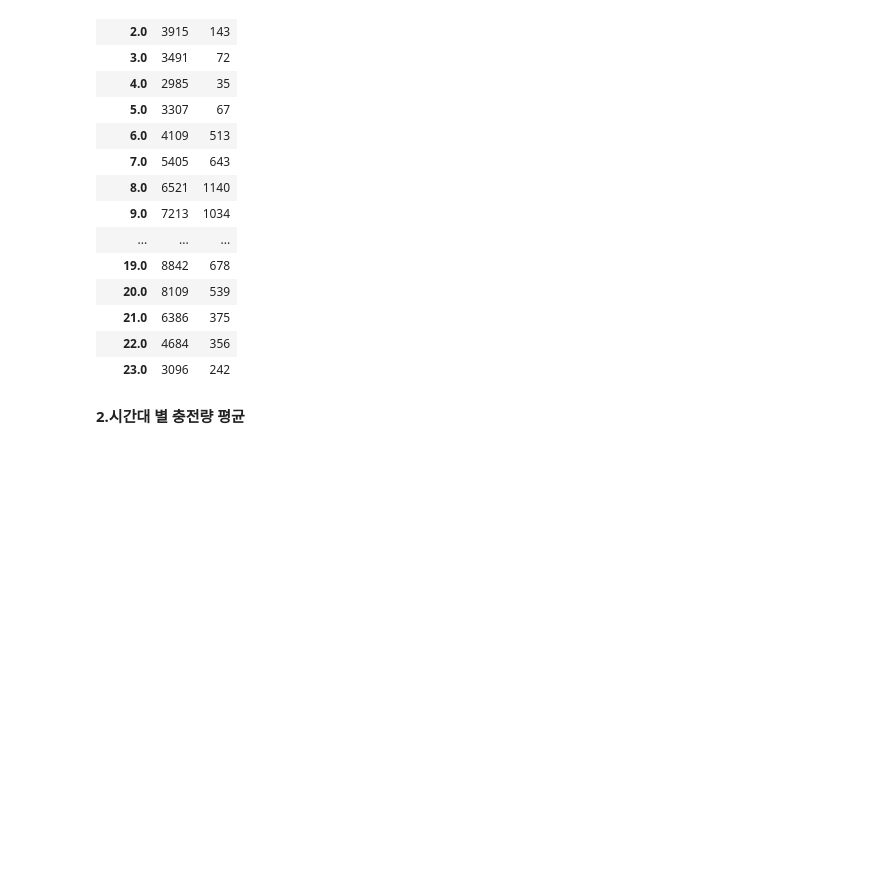
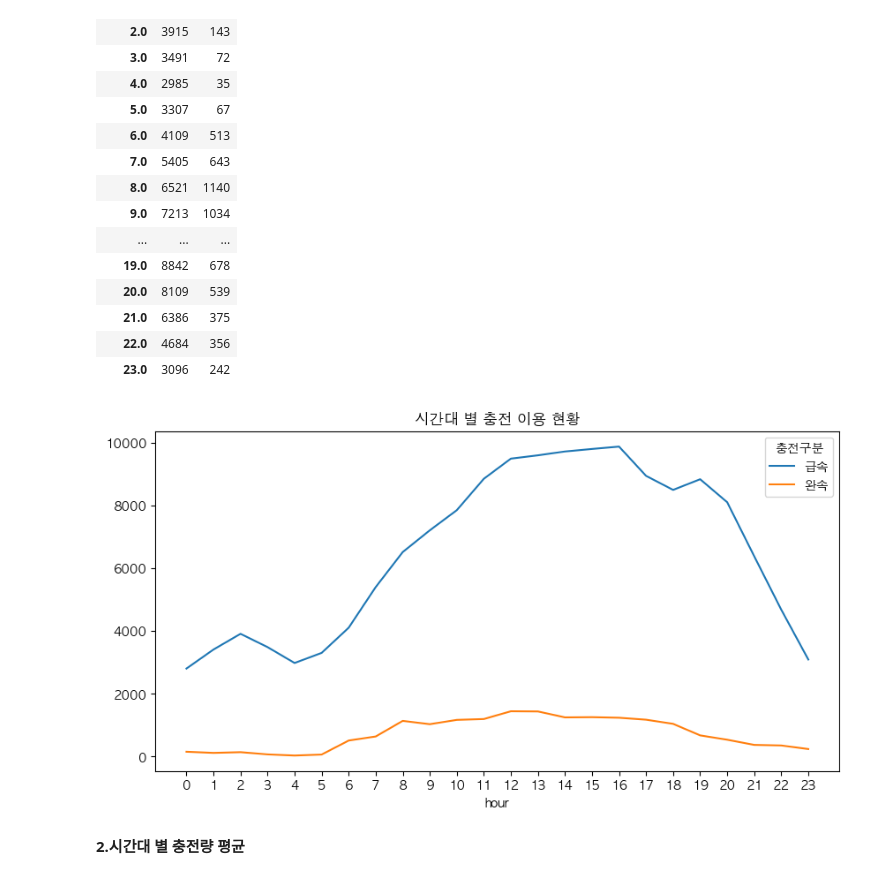
Before and after one commit to Sookyeong-k/MillionVolt, a Jupyter notebook: FINAL.ipynb, the cells around one changed output. Drawn from its saved outputs; the diff is of its cells as text; code cells hidden in the pictures; blank space fills up the shorter version.

```diff
--- a/FINAL.ipynb
+++ b/FINAL.ipynb
@@ -215,10 +215,12 @@ display(hour_count_df)
 | 22.0 | 4684 | 356 |
 | 23.0 | 3096 | 242 |
 # %%
-#hour_count_df.plot(figsize=(10,5))
-#plt.title('시간대 별 충전 이용 현황')
-#plt.xticks(range(0,24,1))
-#plt.show()
+hour_count_df.plot(figsize=(10,5))
+plt.title('시간대 별 충전 이용 현황')
+plt.xticks(range(0,24,1))
+plt.show()
+# %% [output]
+[figure, added]
 # %%
 #pxline
 px.line(hour_count_df)
```
Also changed, not shown: parts of 3 cells of this notebook.
